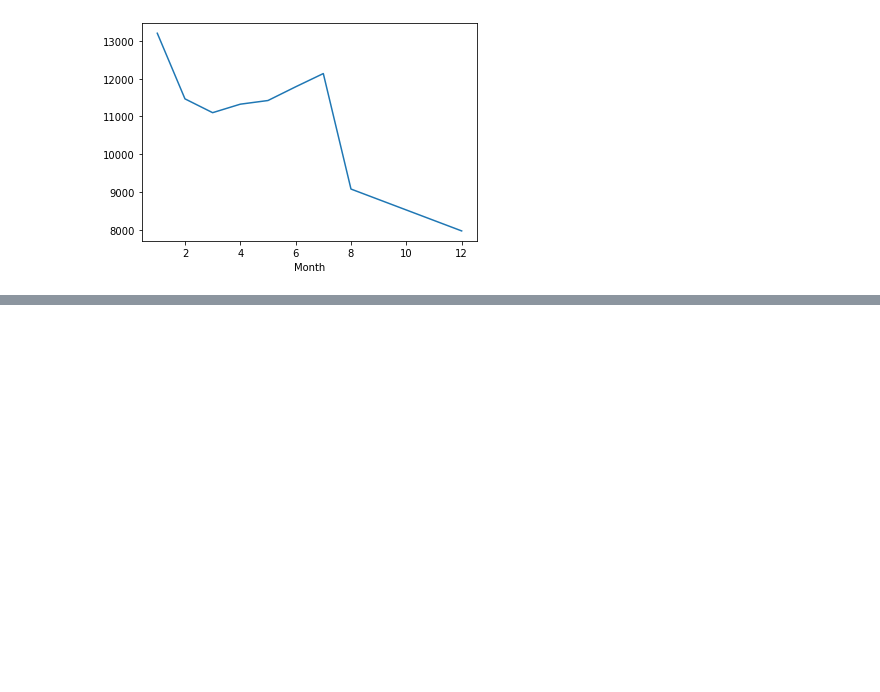
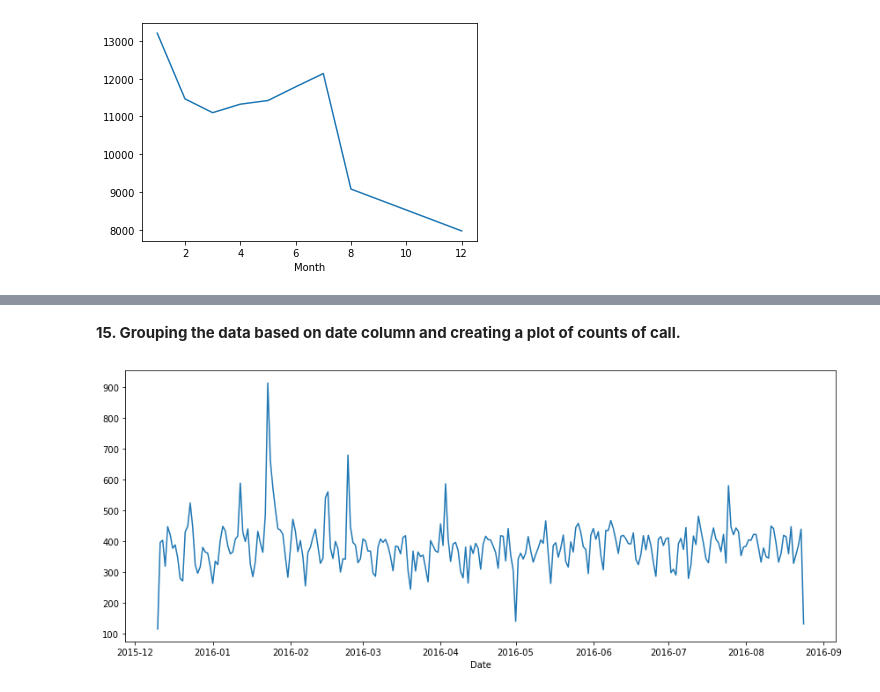
Before and after one commit to aamirmohiuddin38/Python---Data-Analysis, a Jupyter notebook: EDA Projects/Emergency_911_Calls.ipynb, the cells around one changed output, grey strips where cells are left out. Drawn from its saved outputs; the diff is of its cells as text; code cells hidden in the pictures; blank space fills up the shorter version.

Commit message:
New date column - plotting reasons date wise

```diff
--- a/EDA Projects/Emergency_911_Calls.ipynb
+++ b/EDA Projects/Emergency_911_Calls.ipynb
@@ -264,0 +267,2 @@ byMonth['lat'].plot()
+# %%
+df['Date'] = df['timeStamp'].apply(lambda x : x.date())
@@ -264,0 +279,8 @@ byMonth['lat'].plot()
+# %% [markdown]
+**15. Grouping the data based on date column and creating a plot of counts of call.**
+# %%
+plt.figure(figsize=(12,5))
+df.groupby('Date').count()['lat'].plot()
+plt.tight_layout()
+# %% [output]
+[figure, added]
```
Also changed, not shown: parts of 6 cells of this notebook.
